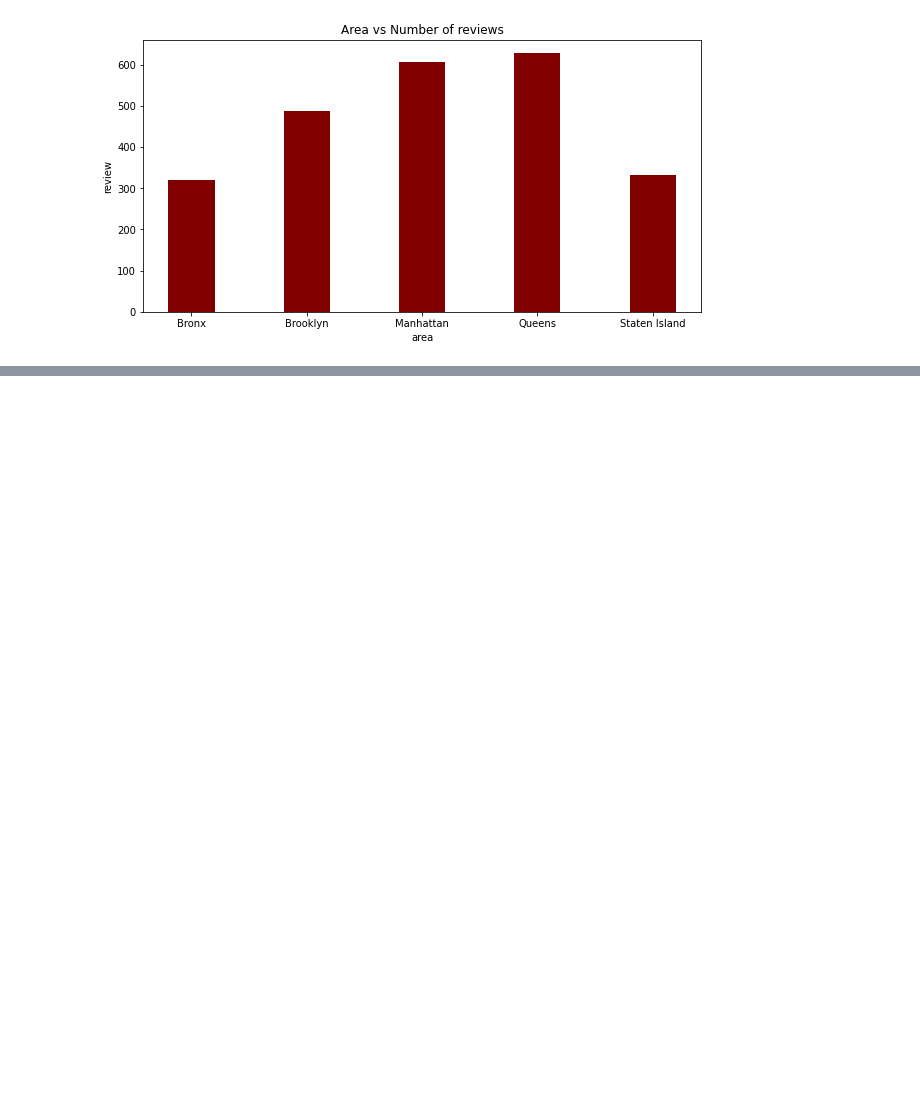
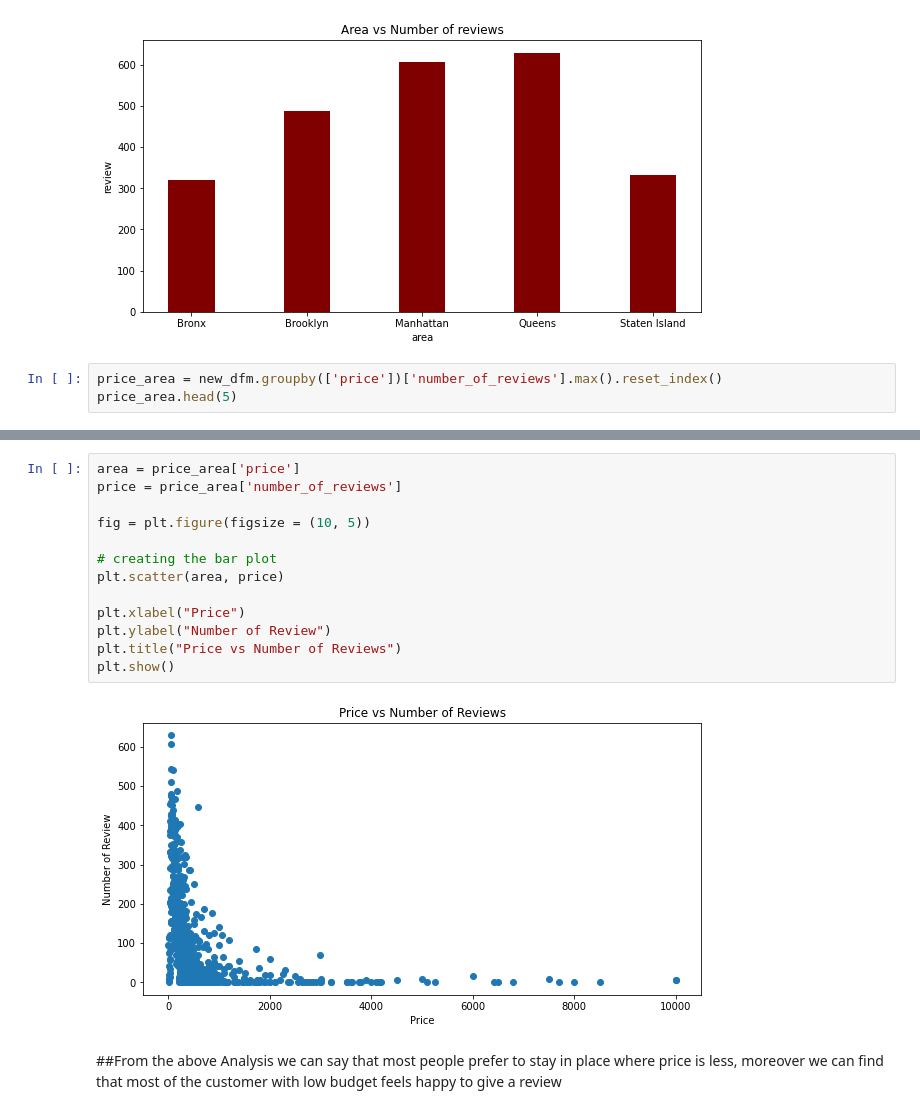
Before and after one commit to rahulwarn/capstone-project-of-Airbnb-Bookings-Analysis, a Jupyter notebook: capstone_project_of_Airbnb_Bookings_Analysis_Capstone_Project.ipynb, the cells around one changed output, grey strips where cells are left out. Saved outputs shown, nothing was run; the diff lists cells and outputs as text; blank space fills up the shorter version.

```diff
--- a/capstone_project_of_Airbnb_Bookings_Analysis_Capstone_Project.ipynb
+++ b/capstone_project_of_Airbnb_Bookings_Analysis_Capstone_Project.ipynb
@@ -166,3 +166,6 @@ plt.title("Area vs Number of reviews")
 plt.show()
 # %% [output]
 [figure]
+# %%
+price_area = new_dfm.groupby(['price'])['number_of_reviews'].max().reset_index()
+price_area.head(5)
@@ -168,0 +179,17 @@ plt.show()
+# %%
+area = price_area['price']
+price = price_area['number_of_reviews']
+
+fig = plt.figure(figsize = (10, 5))
+
+# creating the bar plot
+plt.scatter(area, price)
+
+plt.xlabel("Price")
+plt.ylabel("Number of Review")
+plt.title("Price vs Number of Reviews")
+plt.show()
+# %% [output]
+[figure, added]
+# %% [markdown]
+##From the above Analysis we can say that most people prefer to stay in place where price is less, moreover we can find that most of the customer with low budget feels happy to give a review
```
Also changed, not shown: parts of 1 cell of this notebook.
